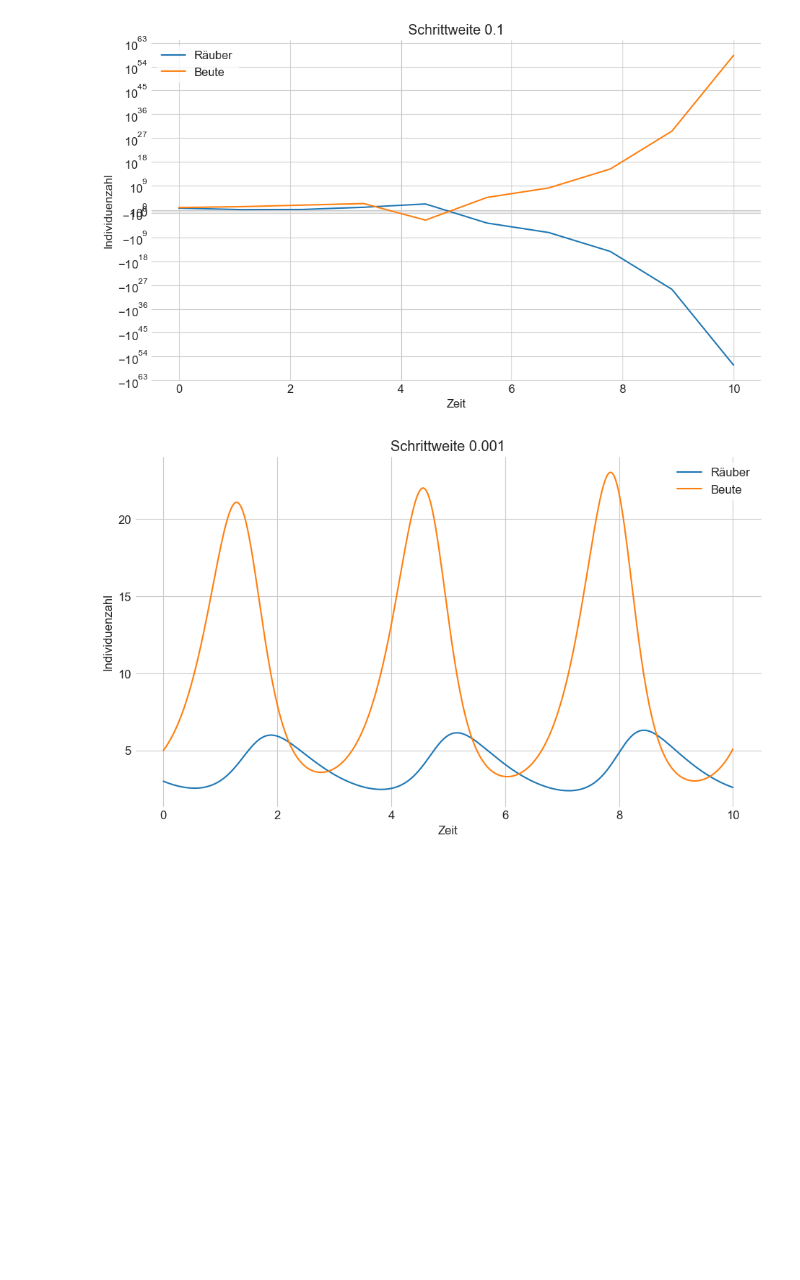
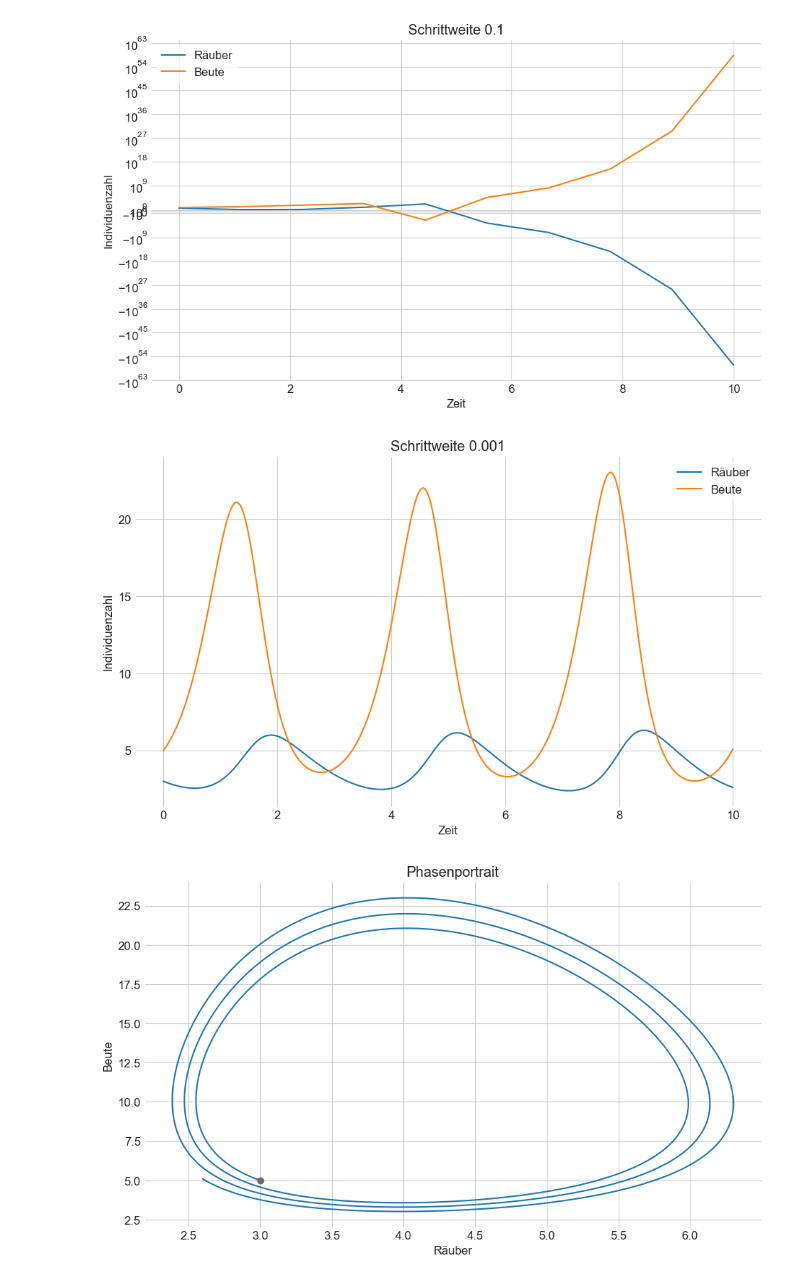
Before and after one commit to maxstollmayer/NuMeDiffG, a Jupyter notebook: Aufgabenblatt 1/Aufgabenblatt 1 Lösung.ipynb, the cells around one changed output. Cells and saved outputs as stored; diff of their text form; code cells hidden in the pictures; blank space fills up the shorter version.

```diff
--- a/Aufgabenblatt 1/Aufgabenblatt 1 Lösung.ipynb
+++ b/Aufgabenblatt 1/Aufgabenblatt 1 Lösung.ipynb
@@ -187,13 +183,21 @@ Anzahl der Tiere zum Zeitpunkt 10:
 # %%
 t = np.linspace(0, 10, 1000)
 y = forwardEuler(f, y0, t)
 
 plt.plot(t, y[:, 0], label="Räuber")
 plt.plot(t, y[:, 1], label="Beute")
 plt.xlabel("Zeit")
 plt.ylabel("Individuenzahl")
 plt.title("Schrittweite 0.001")
 plt.legend()
 plt.show()
+
+plt.plot(y[:, 0], y[:, 1])
+plt.plot(*y0, "o", color="dimgray")
+plt.title("Phasenportrait")
+plt.xlabel("Räuber")
+plt.ylabel("Beute")
+plt.show()
 # %% [output]
 [figure]
+[figure, added]
```
Also changed, not shown: parts of 14 cells of this notebook, 1 other file.
